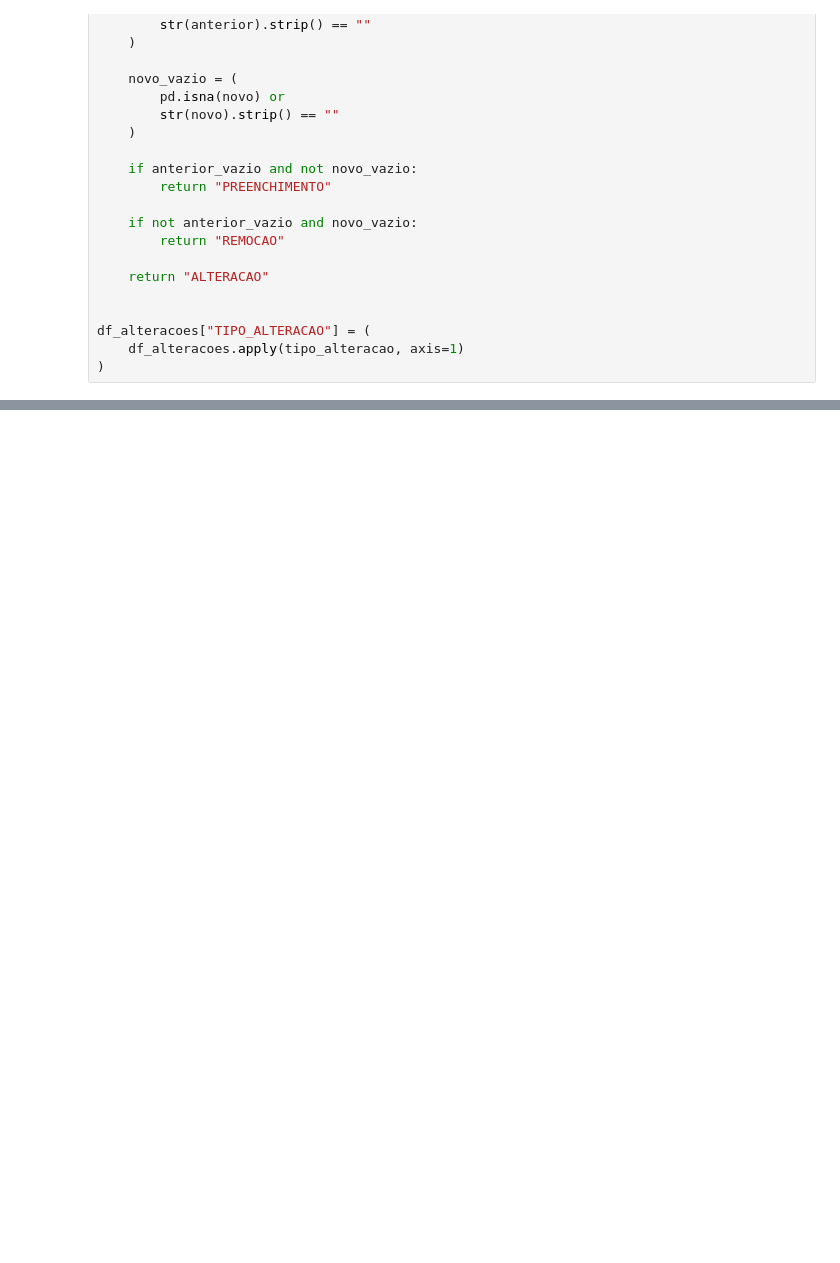
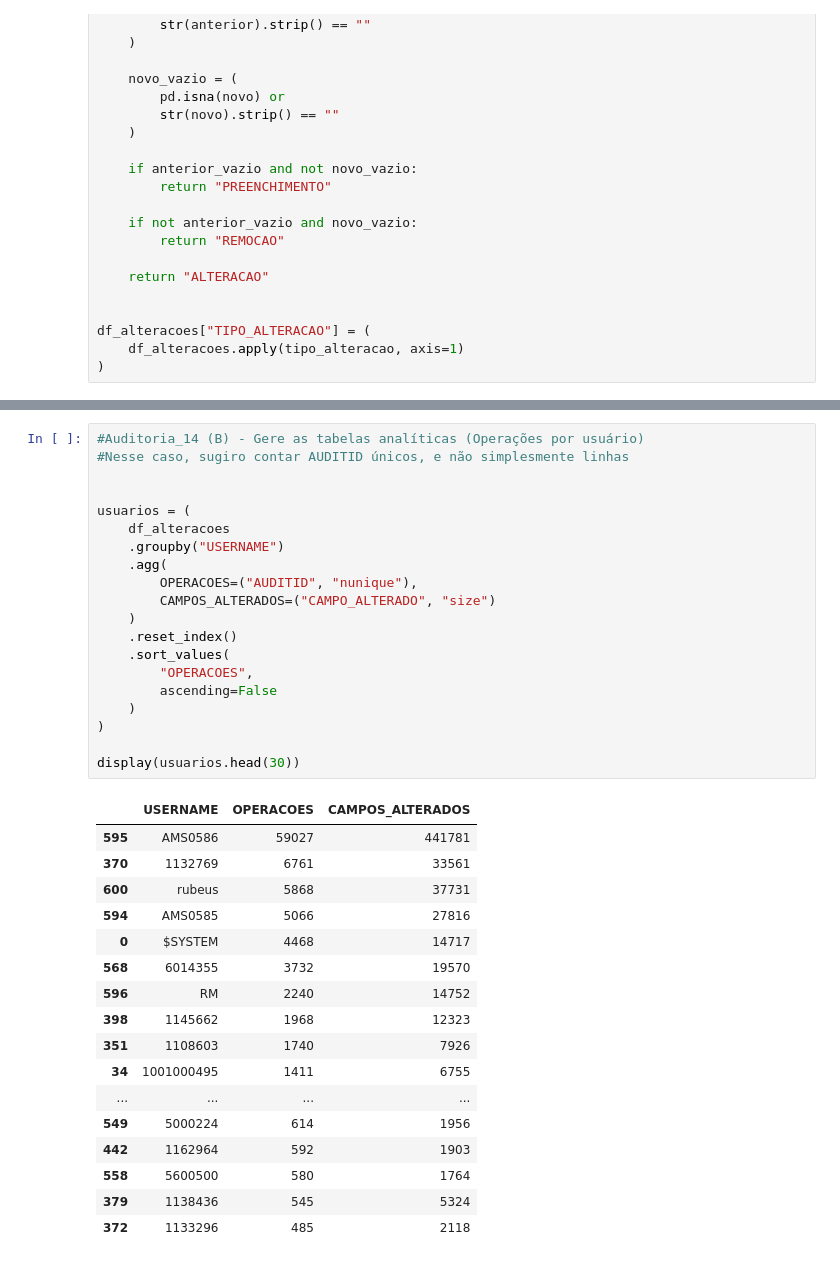
Before and after one commit to 4501050/CIATA_Database, a Jupyter notebook: FLAN_AUDITORIA/full.ipynb, the cells around one changed output, grey strips where cells are left out. Cells and saved outputs as stored; diff of their text form; blank space fills up the shorter version.

```diff
--- a/FLAN_AUDITORIA/full.ipynb
+++ b/FLAN_AUDITORIA/full.ipynb
@@ -703,0 +742,38 @@ df_alteracoes["TIPO_ALTERACAO"] = (
+# %%
+#Auditoria_14 (B) - Gere as tabelas analíticas (Operações por usuário)
+#Nesse caso, sugiro contar AUDITID únicos, e não simplesmente linhas
+
+
+usuarios = (
+    df_alteracoes
+    .groupby("USERNAME")
+    .agg(
+        OPERACOES=("AUDITID", "nunique"),
+        CAMPOS_ALTERADOS=("CAMPO_ALTERADO", "size")
+    )
+    .reset_index()
+    .sort_values(
+        "OPERACOES",
+        ascending=False
+    )
+)
+
+display(usuarios.head(30))
+# %% [output]
+|  | USERNAME | OPERACOES | CAMPOS_ALTERADOS |
+| 595 | AMS0586 | 59027 | 441781 |
+| 370 | 1132769 | 6761 | 33561 |
+| 600 | rubeus | 5868 | 37731 |
+| 594 | AMS0585 | 5066 | 27816 |
+| 0 | $SYSTEM | 4468 | 14717 |
+| 568 | 6014355 | 3732 | 19570 |
+| 596 | RM | 2240 | 14752 |
+| 398 | 1145662 | 1968 | 12323 |
+| 351 | 1108603 | 1740 | 7926 |
+| 34 | 1001000495 | 1411 | 6755 |
+| ... | ... | ... | ... |
+| 549 | 5000224 | 614 | 1956 |
+| 442 | 1162964 | 592 | 1903 |
+| 558 | 5600500 | 580 | 1764 |
+| 379 | 1138436 | 545 | 5324 |
+| 372 | 1133296 | 485 | 2118 |
```
Also changed, not shown: parts of 4 cells of this notebook, 1 other file.
